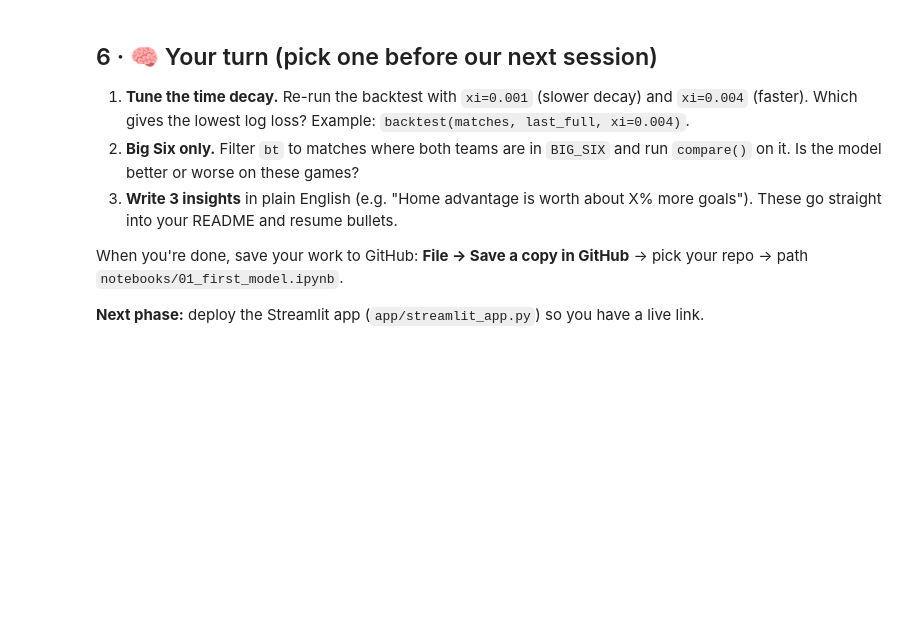
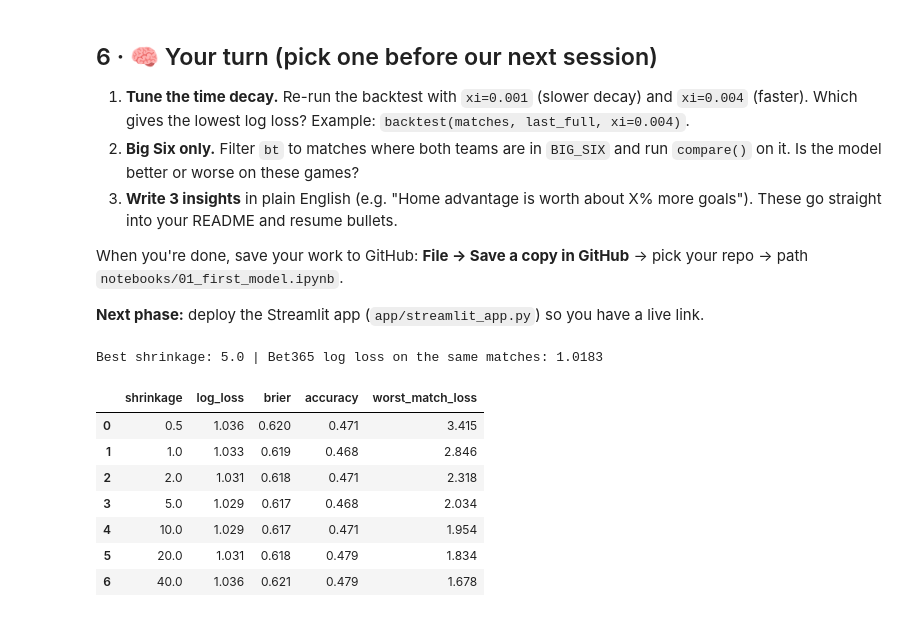
Before and after one commit to Sethchiji/Epl-score-predictor, a Jupyter notebook: notebooks/01_first_model.ipynb, the cells around one changed output. Saved outputs shown, nothing was run; the diff lists cells and outputs as text; code cells hidden in the pictures; blank space fills up the shorter version.

```diff
--- a/notebooks/01_first_model.ipynb
+++ b/notebooks/01_first_model.ipynb
@@ -131,0 +270,24 @@ calib
+# %%
+# 1) Log loss for each individual match
+P = bt[["p_home", "p_draw", "p_away"]].to_numpy()
+idx = bt["FTR"].map({"H": 0, "D": 1, "A": 2}).to_numpy()
+bt["match_log_loss"] = -np.log(np.clip(P[np.arange(len(P)), idx], 1e-12, 1))
+
+# 2) Does it get better as the season goes on?
+bt["month"] = bt["Date"].dt.to_period("M")
+print("By month:\n", bt.groupby("month")["match_log_loss"].agg(["mean", "size"]).round(3), "\n")
+
+# 3) Are teams with no prior-season data the problem?
+prior = matches[matches["season"] < last_full]
+known = set(prior.HomeTeam) | set(prior.AwayTeam)
+bt["new_team_involved"] = ~bt.home_team.isin(known) | ~bt.away_team.isin(known)
+print("New team involved:\n", bt.groupby("new_team_involved")["match_log_loss"].agg(["mean", "size"]).round(3), "\n")
+print("Teams with no prior data:", sorted((set(bt.home_team) | set(bt.away_team)) - known), "\n")
+
+# 4) The 10 worst predictions
+print(bt.nlargest(10, "match_log_loss")[["Date", "home_team", "away_team", "actual_score",
+                                         "p_home", "p_draw", "p_away", "match_log_loss"]].to_string())
+
+# 5) Fair Pinnacle comparison: score everyone on the same 208 matches
+ok = bt[["PSH", "PSD", "PSA"]].notna().all(axis=1)
+compare(bt[ok], train_matches=prior)
@@ -138,3 +324,29 @@ calib
 When you're done, save your work to GitHub: **File → Save a copy in GitHub** → pick your repo → path `notebooks/01_first_model.ipynb`.
 
 **Next phase:** deploy the Streamlit app (`app/streamlit_app.py`) so you have a live link.
+# %%
+# Section 7: tune shrinkage (how strongly ratings are pulled toward average)
+rows = []
+for s in [0.5, 1, 2, 5, 10, 20, 40]:
+    bt_s = backtest(matches, test_season=last_full, shrinkage=s)
+    P = bt_s[["p_home", "p_draw", "p_away"]].to_numpy()
+    i = bt_s["FTR"].map({"H": 0, "D": 1, "A": 2}).to_numpy()
+    worst = (-np.log(P[np.arange(len(P)), i])).max()
+    m = compare(bt_s, train_matches=prior).loc["Poisson model"]
+    rows.append({"shrinkage": s, "log_loss": m.log_loss, "brier": m.brier,
+                 "accuracy": m.accuracy, "worst_match_loss": worst})
+tuning = pd.DataFrame(rows)
+best = tuning.loc[tuning.log_loss.idxmin(), "shrinkage"]
+print("Best shrinkage:", best, "| Bet365 log loss on the same matches:",
+      compare(bt, train_matches=prior).loc["Bet365 odds", "log_loss"])
+tuning.round(4)
+# %% [output]
+Best shrinkage: 5.0 | Bet365 log loss on the same matches: 1.0183
+|  | shrinkage | log_loss | brier | accuracy | worst_match_loss |
+| 0 | 0.5 | 1.036 | 0.620 | 0.471 | 3.415 |
+| 1 | 1.0 | 1.033 | 0.619 | 0.468 | 2.846 |
+| 2 | 2.0 | 1.031 | 0.618 | 0.471 | 2.318 |
+| 3 | 5.0 | 1.029 | 0.617 | 0.468 | 2.034 |
+| 4 | 10.0 | 1.029 | 0.617 | 0.471 | 1.954 |
+| 5 | 20.0 | 1.031 | 0.618 | 0.479 | 1.834 |
+| 6 | 40.0 | 1.036 | 0.621 | 0.479 | 1.678 |
```
Also changed, not shown: parts of 15 cells of this notebook.
